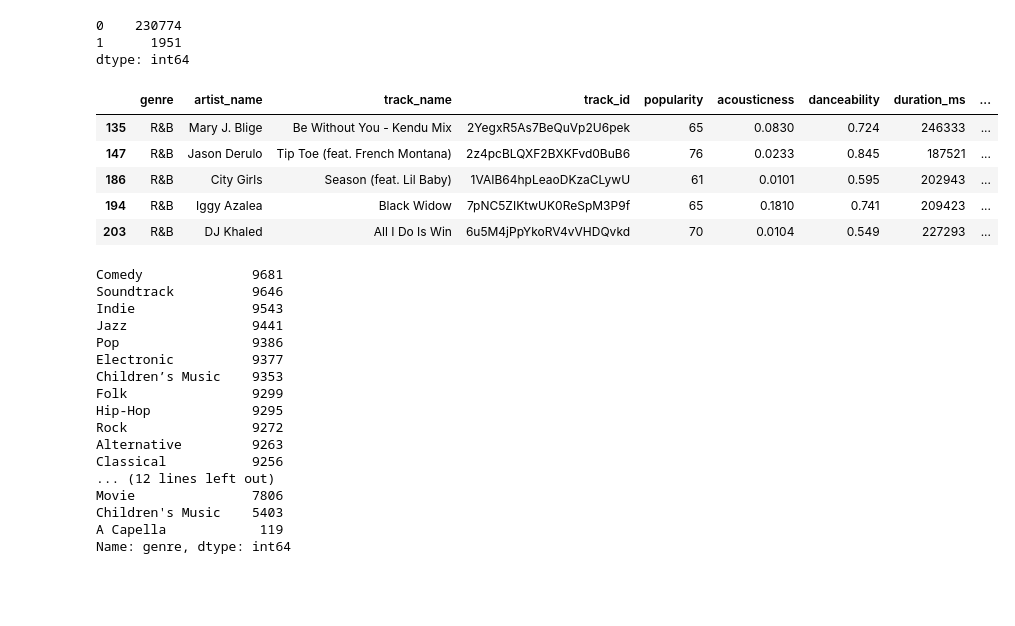
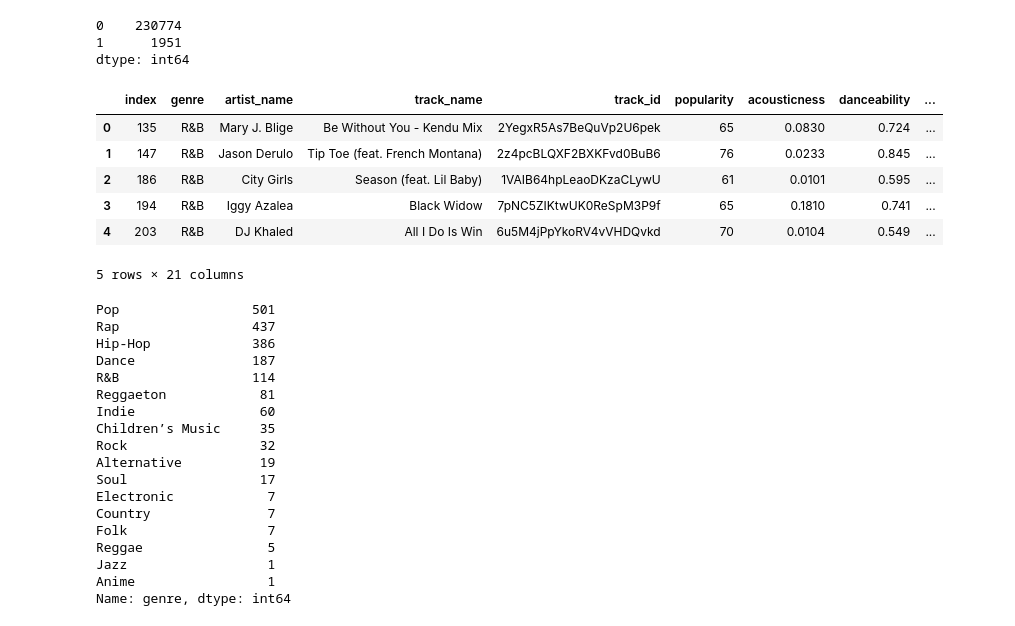
Before and after one commit to vijay-ss/spotify-recommender, a Jupyter notebook: spotify_preprocessing.ipynb, the cells around one changed output. Drawn from its saved outputs; the diff is of its cells as text; code cells hidden in the pictures; blank space fills up the shorter version.

```diff
--- a/spotify_preprocessing.ipynb
+++ b/spotify_preprocessing.ipynb
@@ -511,9 +511,9 @@ Wall time: 6min 47s
 # %% [markdown]
 ## Part 4: Make Predictions
 # %%
-prediction_df = spotify_features.copy(deep=True)
+test_df = spotify_features.copy(deep=True)
 # %%
-prediction = clf.predict(prediction_df.drop(columns=['track_name','track_id','favourite','genre','artist_name','key','time_signature','mode']))
+prediction = clf.predict(test_df.drop(columns=['track_name','track_id','favourite','genre','artist_name','key','time_signature','mode']))
 # %%
 pd.DataFrame(prediction).value_counts()
 # %% [output]
@@ -521,34 +521,37 @@ pd.DataFrame(prediction).value_counts()
 1      1951
 dtype: int64
 # %%
-prediction_df['prediction'] = prediction
+test_df['prediction'] = prediction
 # %%
 #pd.set_option('display.max_rows', prediction_df.shape[0] + 1)
-prediction_df[(prediction_df['prediction'] == 1) & (prediction_df['favourite'] == 0)].r
+prediction_df = test_df[(test_df['prediction'] == 1) & (test_df['favourite'] == 0)].reset_index()
+prediction_df.head()
 # %% [output]
-|  | genre | artist_name | track_name | track_id | popularity | acousticness | danceability | duration_ms | ... |
-| 135 | R&B | Mary J. Blige | Be Without You - Kendu Mix | 2YegxR5As7BeQuVp2U6pek | 65 | 0.0830 | 0.724 | 246333 | ... |
-| 147 | R&B | Jason Derulo | Tip Toe (feat. French Montana) | 2z4pcBLQXF2BXKFvd0BuB6 | 76 | 0.0233 | 0.845 | 187521 | ... |
-| 186 | R&B | City Girls | Season (feat. Lil Baby) | 1VAIB64hpLeaoDKzaCLywU | 61 | 0.0101 | 0.595 | 202943 | ... |
-| 194 | R&B | Iggy Azalea | Black Widow | 7pNC5ZIKtwUK0ReSpM3P9f | 65 | 0.1810 | 0.741 | 209423 | ... |
-| 203 | R&B | DJ Khaled | All I Do Is Win | 6u5M4jPpYkoRV4vVHDQvkd | 70 | 0.0104 | 0.549 | 227293 | ... |
+|  | index | genre | artist_name | track_name | track_id | popularity | acousticness | danceability | ... |
+| 0 | 135 | R&B | Mary J. Blige | Be Without You - Kendu Mix | 2YegxR5As7BeQuVp2U6pek | 65 | 0.0830 | 0.724 | ... |
+| 1 | 147 | R&B | Jason Derulo | Tip Toe (feat. French Montana) | 2z4pcBLQXF2BXKFvd0BuB6 | 76 | 0.0233 | 0.845 | ... |
+| 2 | 186 | R&B | City Girls | Season (feat. Lil Baby) | 1VAIB64hpLeaoDKzaCLywU | 61 | 0.0101 | 0.595 | ... |
+| 3 | 194 | R&B | Iggy Azalea | Black Widow | 7pNC5ZIKtwUK0ReSpM3P9f | 65 | 0.1810 | 0.741 | ... |
+| 4 | 203 | R&B | DJ Khaled | All I Do Is Win | 6u5M4jPpYkoRV4vVHDQvkd | 70 | 0.0104 | 0.549 | ... |
+5 rows × 21 columns
 # %%
 prediction_df.genre.value_counts()
 # %% [output]
-Comedy              9681
-Soundtrack          9646
-Indie               9543
-Jazz                9441
-Pop                 9386
-Electronic          9377
-Children’s Music    9353
-Folk                9299
-Hip-Hop             9295
-Rock                9272
-Alternative         9263
-Classical           9256
-... (12 lines left out)
-Movie               7806
-Children's Music    5403
-A Capella            119
+Pop                 501
+Rap                 437
+Hip-Hop             386
+Dance               187
+R&B                 114
+Reggaeton            81
+Indie                60
+Children’s Music     35
+Rock                 32
+Alternative          19
+Soul                 17
+Electronic            7
+Country               7
+Folk                  7
+Reggae                5
+Jazz                  1
+Anime                 1
 Name: genre, dtype: int64
```
Also changed, not shown: parts of 1 cell of this notebook.
